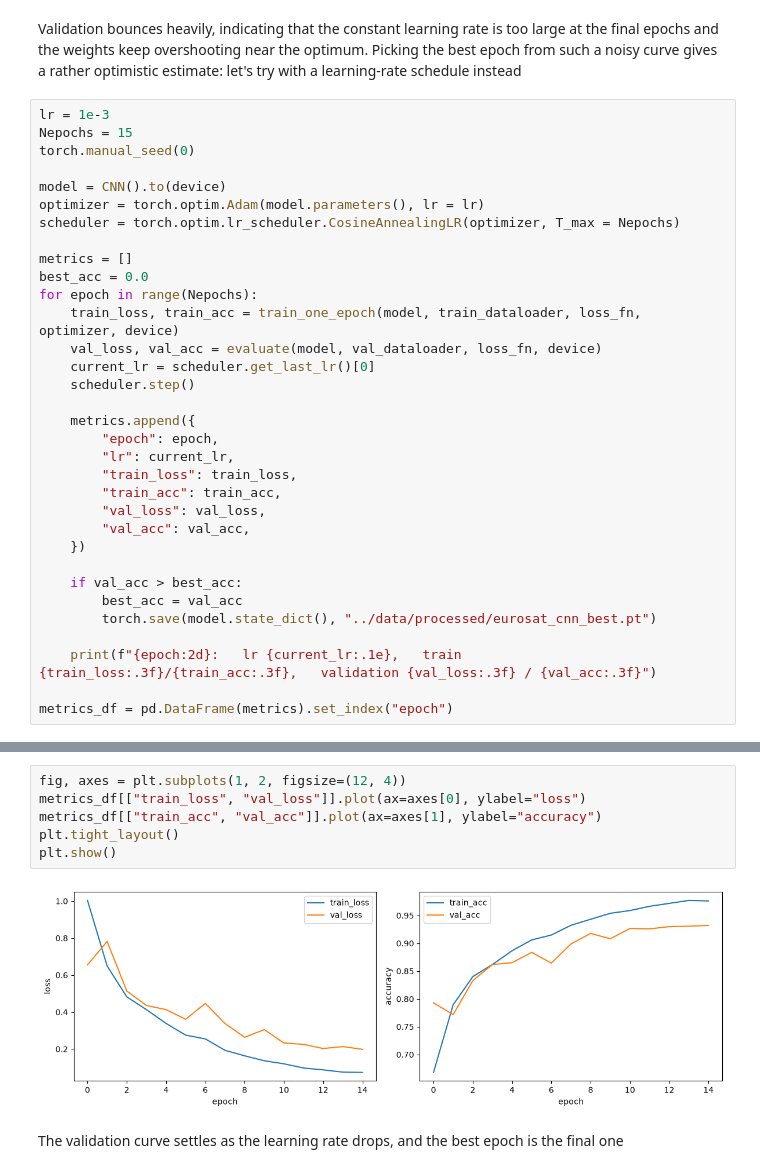
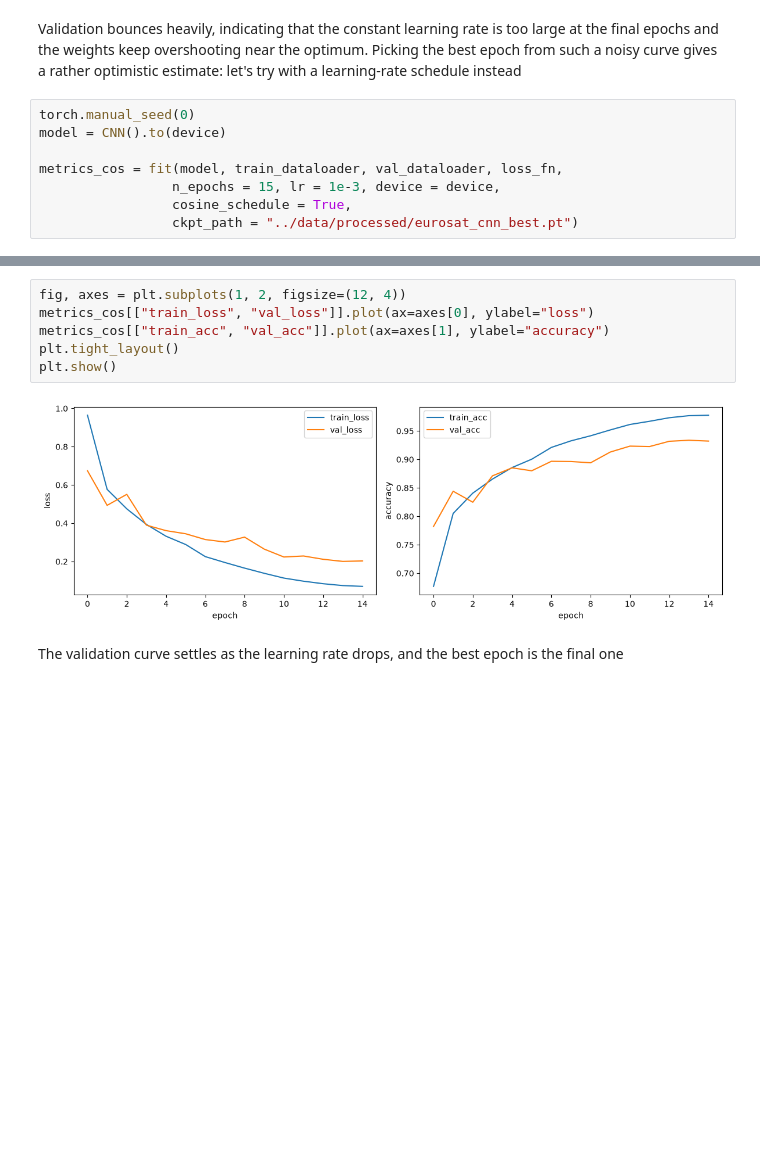
Before and after one commit to davidcirauqui/drought_forecast, a Jupyter notebook: notebooks/00_pytorch_warmup_eurosat.ipynb, the cells around one changed output, grey strips where cells are left out. Drawn from its saved outputs; the diff is of its cells as text; blank space fills up the shorter version.

```diff
--- a/notebooks/00_pytorch_warmup_eurosat.ipynb
+++ b/notebooks/00_pytorch_warmup_eurosat.ipynb
@@ -273,36 +292,11 @@ plt.show()
 # %% [markdown]
 Validation bounces heavily, indicating that the constant learning rate is too large at the final epochs and the weights keep overshooting near the optimum. Picking the best epoch from such a noisy curve gives a rather optimistic estimate: let's try with a learning-rate schedule instead
 # %%
-lr = 1e-3
-Nepochs = 15
 torch.manual_seed(0)
+model = CNN().to(device)
 
-model = CNN().to(device)
-optimizer = torch.optim.Adam(model.parameters(), lr = lr)
-scheduler = torch.optim.lr_scheduler.CosineAnnealingLR(optimizer, T_max = Nepochs)
-
-metrics = []
-best_acc = 0.0
-for epoch in range(Nepochs):
-    train_loss, train_acc = train_one_epoch(model, train_dataloader, loss_fn, optimizer, device)
-    val_loss, val_acc = evaluate(model, val_dataloader, loss_fn, device)
-    current_lr = scheduler.get_last_lr()[0]
-    scheduler.step()
-
-    metrics.append({
-        "epoch": epoch,
-        "lr": current_lr,
-        "train_loss": train_loss,
-        "train_acc": train_acc,
-        "val_loss": val_loss,
-        "val_acc": val_acc,
-    })
-
-    if val_acc > best_acc:
-        best_acc = val_acc
-        torch.save(model.state_dict(), "../data/processed/eurosat_cnn_best.pt")
-
-    print(f"{epoch:2d}:   lr {current_lr:.1e},   train {train_loss:.3f}/{train_acc:.3f},   validation {val_loss:.3f} / {val_acc:.3f}")
-
-metrics_df = pd.DataFrame(metrics).set_index("epoch")
+metrics_cos = fit(model, train_dataloader, val_dataloader, loss_fn,
+                 n_epochs = 15, lr = 1e-3, device = device,
+                 cosine_schedule = True,
+                 ckpt_path = "../data/processed/eurosat_cnn_best.pt")
 # %% [output]
@@ -324,11 +318,11 @@ metrics_df = pd.DataFrame(metrics).set_index("epoch")
 # %%
 fig, axes = plt.subplots(1, 2, figsize=(12, 4))
-metrics_df[["train_loss", "val_loss"]].plot(ax=axes[0], ylabel="loss")
-metrics_df[["train_acc", "val_acc"]].plot(ax=axes[1], ylabel="accuracy")
+metrics_cos[["train_loss", "val_loss"]].plot(ax=axes[0], ylabel="loss")
+metrics_cos[["train_acc", "val_acc"]].plot(ax=axes[1], ylabel="accuracy")
 plt.tight_layout()
 plt.show()
 # %% [output]
-[figure, old version]
+[figure, new version]
 # %% [markdown]
 The validation curve settles as the learning rate drops, and the best epoch is the final one
 # %% [markdown]
```
Also changed, not shown: parts of 16 cells of this notebook.
